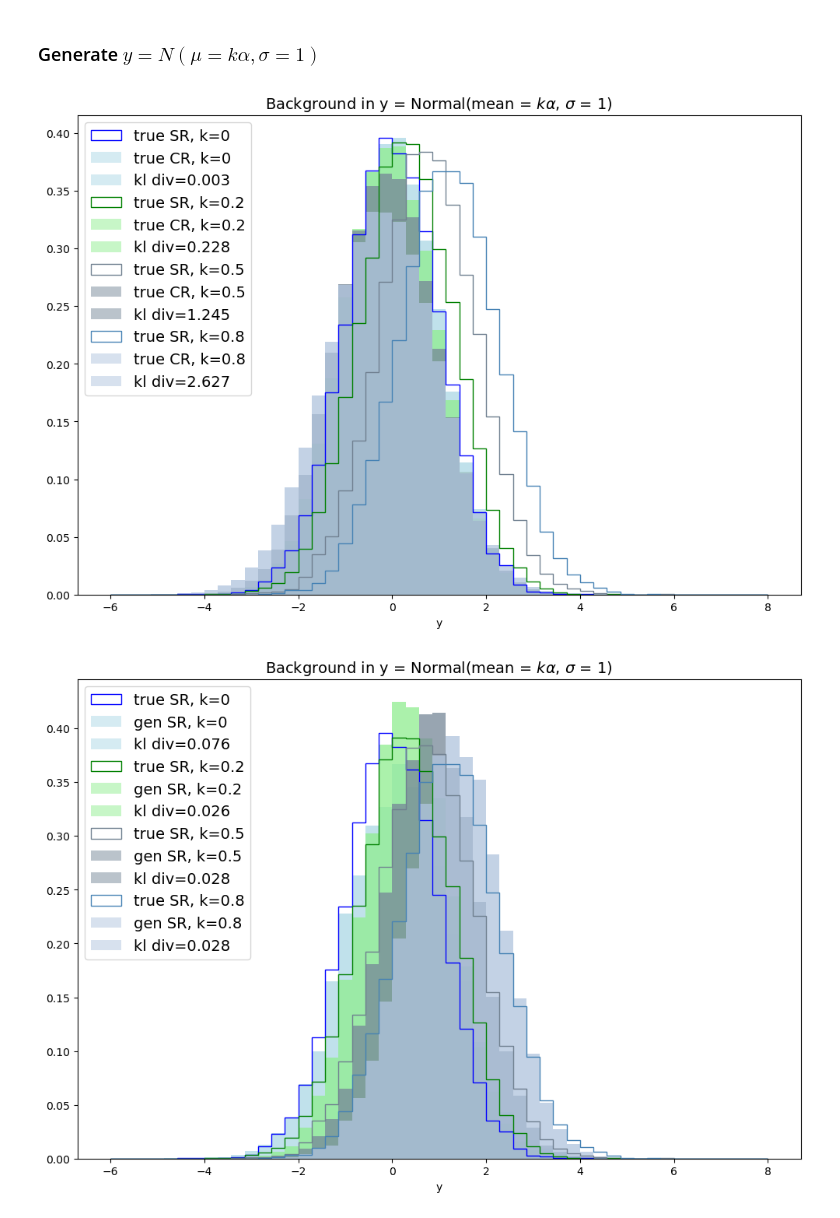
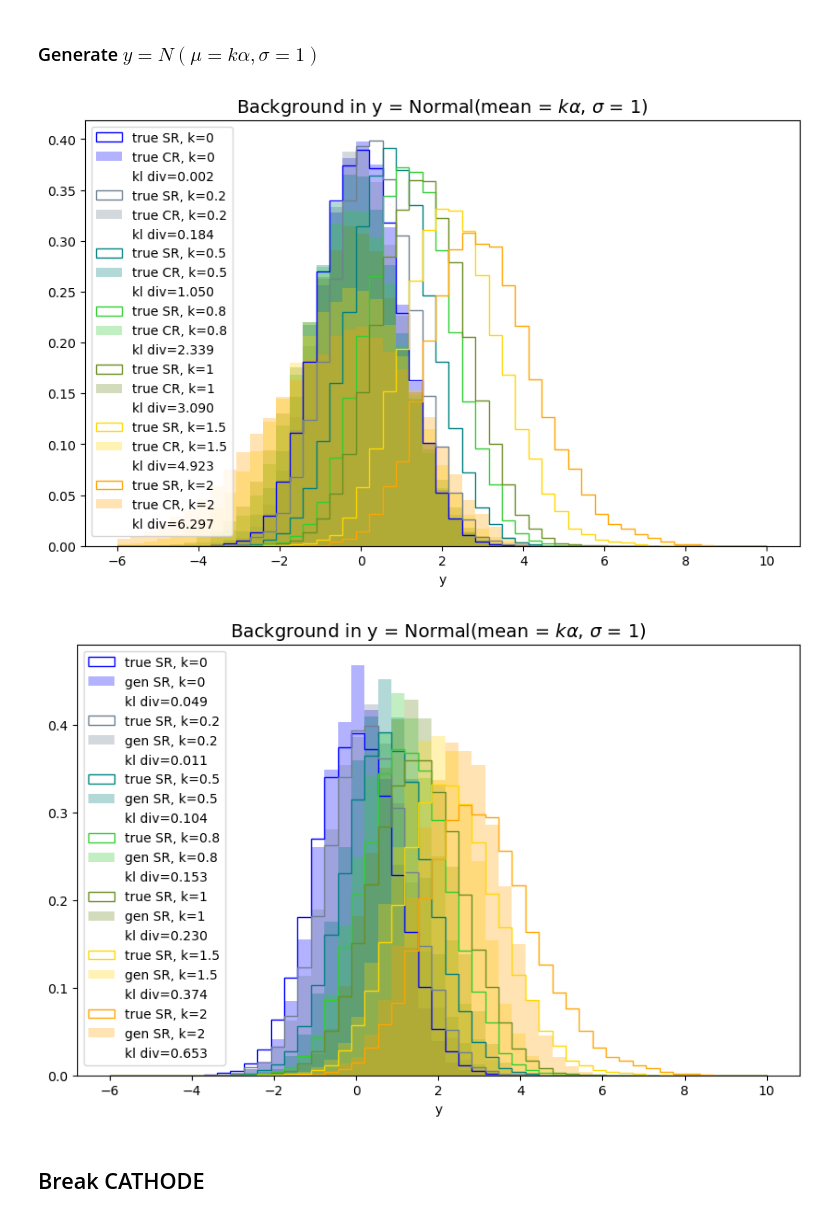
Before and after one commit to hep-lbdl/non-resonant-AD-extrapolation, a Jupyter notebook: Example.ipynb, the cells around one changed output. Cells and saved outputs as stored; diff of their text form; code cells hidden in the pictures.

```diff
--- a/Example.ipynb
+++ b/Example.ipynb
@@ -215,31 +219,37 @@ def Y_1D(k, x1):
 mask_CR1D = data1D < 1
 mask_SR1D = data1D > 1
 
-k_list = [0, 0.2, 0.5, 0.8]
+k_list = [0, 0.2, 0.5, 0.8, 1, 1.5, 2]
 Y1D_list = []
-MAF1D_list = []
 for k in k_list:
     Y1D_list.append(Y_1D(k, data1D))
-    MAF1D_list.append(SimpleMAF(num_features = 1, num_cond_features=1))
-# %%
-for i in range(len(k_list)):
-    MAF1D_list[i].train(data=Y1D_list[i][mask_CR1D], cond=data1D[mask_CR1D], n_epochs=50, plot=False)
+# %%
+def MAF1D(k_list, Y_list, cond):
+    MAF_list = []
+    samples_list = []
+    for i in range(len(k_list)):
+        MAF = SimpleMAF(num_features = 1, num_cond_features=1)
+        MAF.train(data=Y_list[i][mask_CR1D], cond=cond[mask_CR1D], n_epochs=50, plot=False)
+        samples_list.append(MAF.sample(1, cond[mask_SR1D].reshape(-1,1)).reshape((cond[mask_SR1D].shape)))
+        del MAF
+    return samples_list
 # %%
-samples1D_list = []
-for i in range(len(k_list)):
-    samples1D_list.append(MAF1D_list[i].sample(1, data1D[mask_SR1D].reshape(-1,1)).reshape((data1D[mask_SR1D].shape)))
+samples1D_list = MAF1D(k_list, Y1D_list, data1D)
 # %%
 Y1D_SR_list = []
 Y1D_CR_list = []
 Y1D_gen_list = []
 
 for i in range(len(k_list)):
     Y1D_SR_list.append(Y1D_list[i][mask_SR1D])
     Y1D_CR_list.append(Y1D_list[i][mask_CR1D])
     Y1D_gen_list.append(samples1D_list[i])
 
-plot_kl_div(Y1D_SR_list, Y1D_CR_list, "true SR", "true CR", k_list)
-plot_kl_div(Y1D_SR_list, Y1D_gen_list, "true SR", "gen SR", k_list)
+plot_kwargs = {"title":"Normal(mean = $k\\alpha$, $\sigma$ = 1)", "tag":"1DSR", "ymax":10}
+plot_kl_div(Y1D_SR_list, Y1D_CR_list, "true SR", "true CR", k_list, **plot_kwargs)
+plot_kl_div(Y1D_SR_list, Y1D_gen_list, "true SR", "gen SR", k_list, **plot_kwargs)
 # %% [output]
-[figure, old version]
+[figure, new version]
-[figure, old version]
+[figure, new version]
+# %% [markdown]
+## Break CATHODE
```
Also changed, not shown: parts of 23 cells of this notebook, 16 other files.
